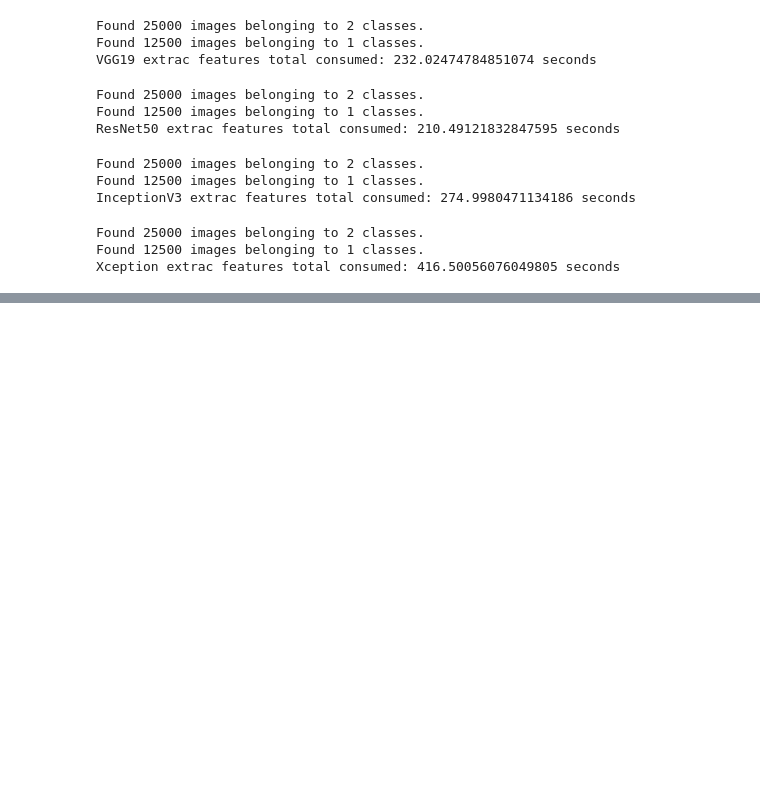
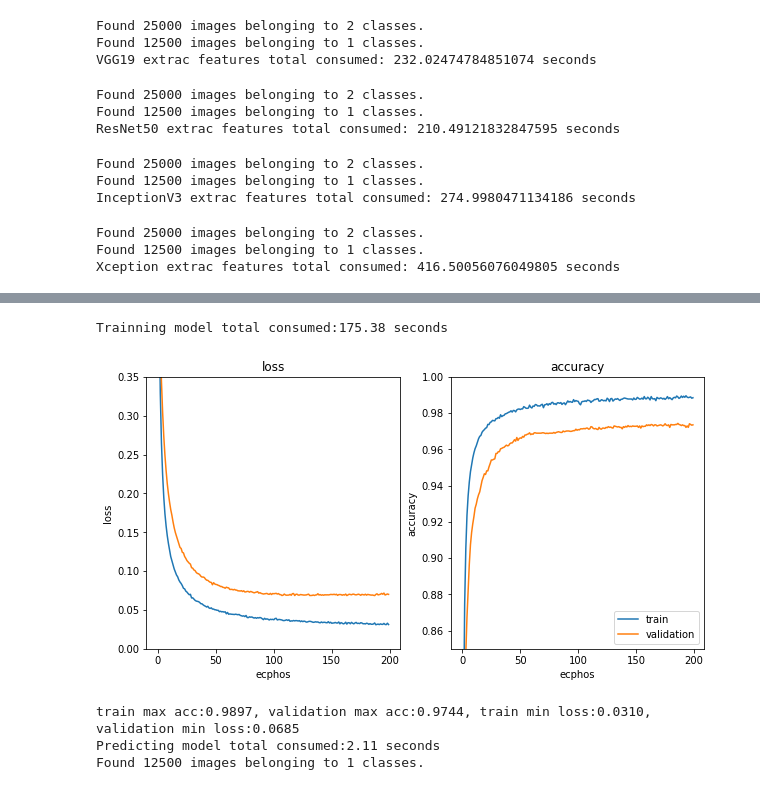
Before and after one commit to Qucy/UdacityMachineLearning, a Jupyter notebook: dog_vs_cat/dog_vs_cat.ipynb, the cells around one changed output, grey strips where cells are left out. Saved outputs shown, nothing was run; the diff lists cells and outputs as text; code cells hidden in the pictures; blank space fills up the shorter version.

```diff
--- a/dog_vs_cat/dog_vs_cat.ipynb
+++ b/dog_vs_cat/dog_vs_cat.ipynb
@@ -221,0 +259,18 @@ def generate_submission_csv(X_test, model):
+# %%
+bottleneck_files = ["bottleneck_features/VGG16_bottleneck_features.h5"]
+
+X_train, X_test, y_train = retrieve_features(bottleneck_files)
+
+optimizer = Adam(lr=0.0001, beta_1=0.9, beta_2=0.999, epsilon=None, decay=0.0, amsgrad=False)
+
+model = train_model(X_train, y_train, 200, optimizer)
+
+plot_model(model)
+
+generate_submission_csv(X_test, model, 'VGG16')
+# %% [output]
+Trainning model total consumed:175.38 seconds
+[figure, added]
+train max acc:0.9897, validation max acc:0.9744, train min loss:0.0310, validation min loss:0.0685
+Predicting model total consumed:2.11 seconds
+Found 12500 images belonging to 1 classes.
```
Also changed, not shown: parts of 25 cells of this notebook, 6 other files.
